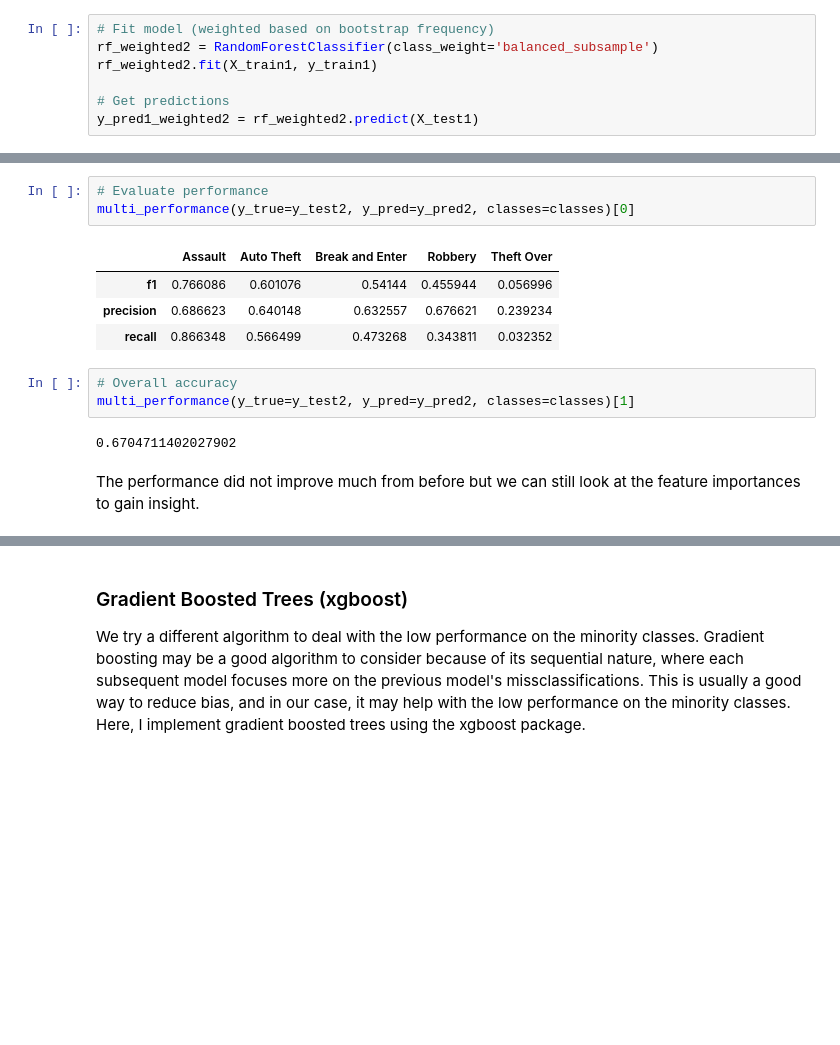
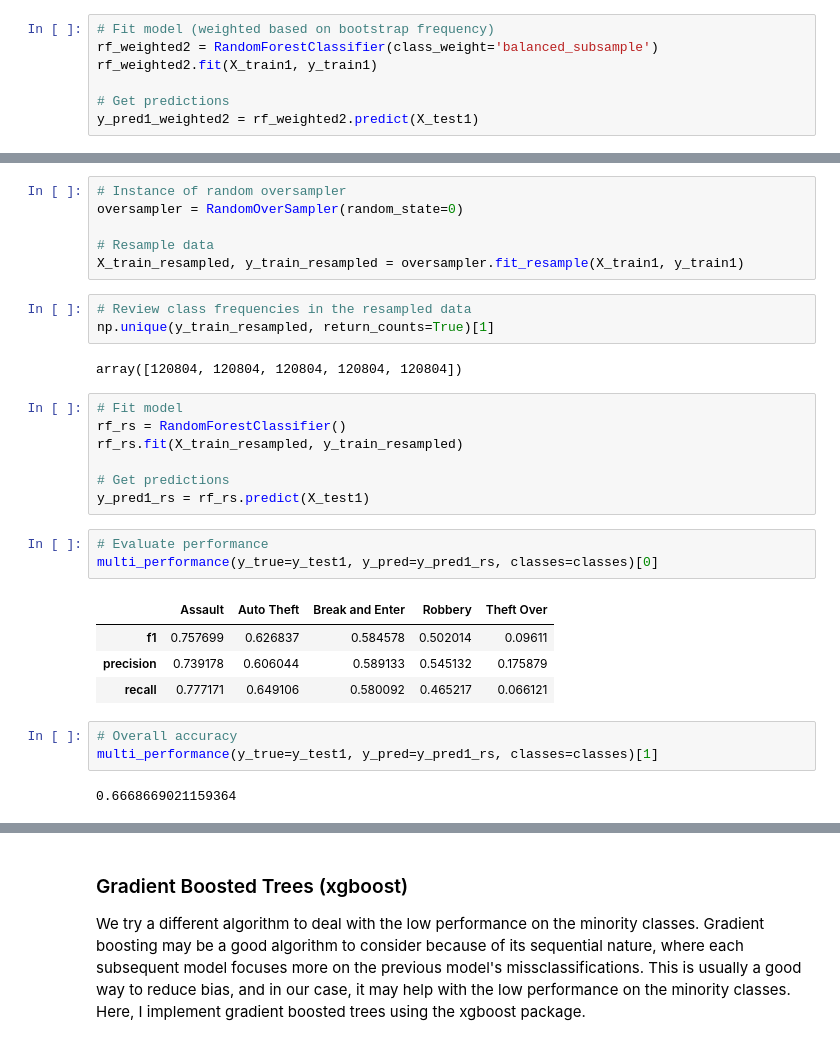
Before and after one commit to Matt2371/Toronto-Crimes, a Jupyter notebook: predictive_modeling.ipynb, the cells around one changed output, grey strips where cells are left out. Cells and saved outputs as stored; diff of their text form; blank space fills up the shorter version.

```diff
--- a/predictive_modeling.ipynb
+++ b/predictive_modeling.ipynb
@@ -183,15 +234,31 @@ y_pred2 = rf2.predict(X_test2)
+# %%
+# Instance of random oversampler
+oversampler = RandomOverSampler(random_state=0)
+
+# Resample data
+X_train_resampled, y_train_resampled = oversampler.fit_resample(X_train1, y_train1)
+# %%
+# Review class frequencies in the resampled data
+np.unique(y_train_resampled, return_counts=True)[1]
+# %% [output]
+array([120804, 120804, 120804, 120804, 120804])
+# %%
+# Fit model
+rf_rs = RandomForestClassifier()
+rf_rs.fit(X_train_resampled, y_train_resampled)
+
+# Get predictions
+y_pred1_rs = rf_rs.predict(X_test1)
 # %%
 # Evaluate performance
-multi_performance(y_true=y_test2, y_pred=y_pred2, classes=classes)[0]
+multi_performance(y_true=y_test1, y_pred=y_pred1_rs, classes=classes)[0]
 # %% [output]
 |  | Assault | Auto Theft | Break and Enter | Robbery | Theft Over |
-| f1 | 0.766086 | 0.601076 | 0.54144 | 0.455944 | 0.056996 |
-| precision | 0.686623 | 0.640148 | 0.632557 | 0.676621 | 0.239234 |
-| recall | 0.866348 | 0.566499 | 0.473268 | 0.343811 | 0.032352 |
+| f1 | 0.757699 | 0.626837 | 0.584578 | 0.502014 | 0.09611 |
+| precision | 0.739178 | 0.606044 | 0.589133 | 0.545132 | 0.175879 |
+| recall | 0.777171 | 0.649106 | 0.580092 | 0.465217 | 0.066121 |
 # %%
 # Overall accuracy
-multi_performance(y_true=y_test2, y_pred=y_pred2, classes=classes)[1]
+multi_performance(y_true=y_test1, y_pred=y_pred1_rs, classes=classes)[1]
 # %% [output]
-0.6704711402027902
+0.6668669021159364
-# %% [markdown]
-The performance did not improve much from before but we can still look at the feature importances to gain insight.
```
Also changed, not shown: parts of 46 cells of this notebook.
